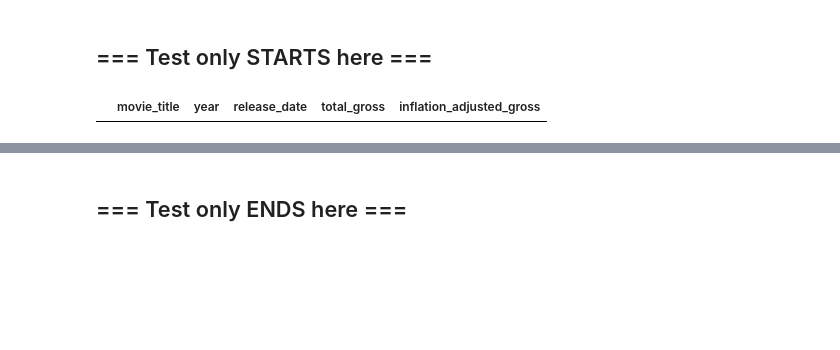
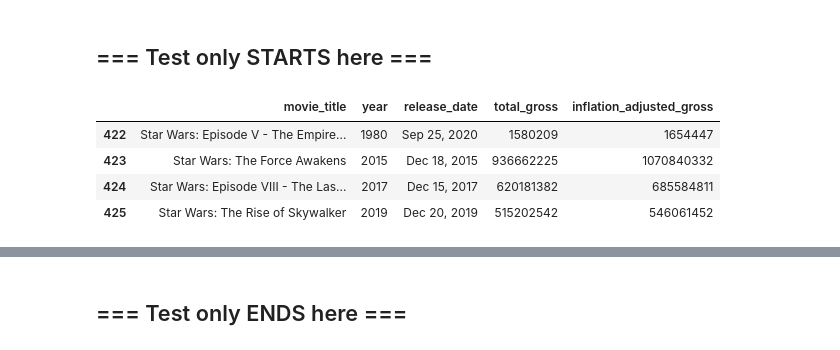
Before and after one commit to Kazmimasooma/Group-1-Disney, a Jupyter notebook: 1_Extract/2_Scrape_IMDB_for_Disney_Movies.ipynb, the cells around one changed output, grey strips where cells are left out. Drawn from its saved outputs; the diff is of its cells as text; code cells hidden in the pictures; blank space fills up the shorter version.

Commit message:
scrape IMDB movies

```diff
--- a/1_Extract/2_Scrape_IMDB_for_Disney_Movies.ipynb
+++ b/1_Extract/2_Scrape_IMDB_for_Disney_Movies.ipynb
@@ -246,8 +225,12 @@ dtype: int64
 ## === Test only STARTS here ===
 # %%
 #test with this df to see if it works as free API call is only 1000 calls per day
-test_df = disney_df.loc[disney_df['movie_title'].isin(['101 Dalmatians','1492: Conquest of Paradise'])]
+test_df = disney_df[disney_df.movie_title.str.startswith('Star')]
 test_df
 # %% [output]
 |  | movie_title | year | release_date | total_gross | inflation_adjusted_gross |
+| 422 | Star Wars: Episode V - The Empire... | 1980 | Sep 25, 2020 | 1580209 | 1654447 |
+| 423 | Star Wars: The Force Awakens | 2015 | Dec 18, 2015 | 936662225 | 1070840332 |
+| 424 | Star Wars: Episode VIII - The Las... | 2017 | Dec 15, 2017 | 620181382 | 685584811 |
+| 425 | Star Wars: The Rise of Skywalker | 2019 | Dec 20, 2019 | 515202542 | 546061452 |
 # %%
```
Also changed, not shown: parts of 5 cells of this notebook.
